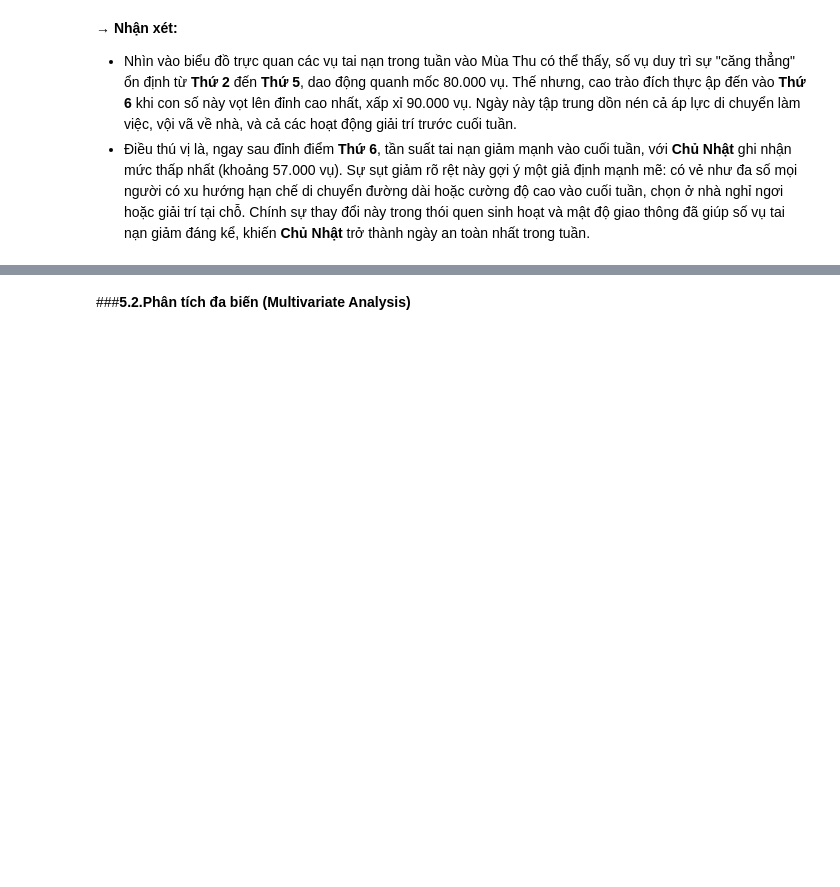
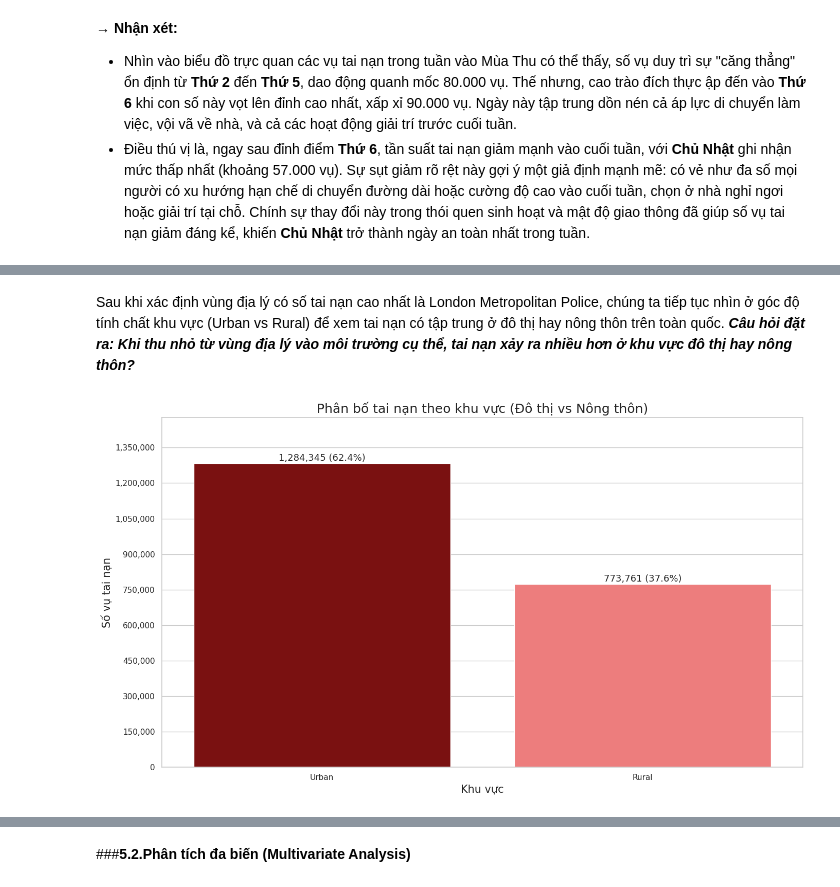
Before and after one commit to mihhwiNick/DA_project, a Jupyter notebook: UK_Road_Traffic_Accident_DA.ipynb, the cells around one changed output, grey strips where cells are left out. Drawn from its saved outputs; the diff is of its cells as text; code cells hidden in the pictures; blank space fills up the shorter version.

```diff
--- a/UK_Road_Traffic_Accident_DA.ipynb
+++ b/UK_Road_Traffic_Accident_DA.ipynb
@@ -1199,0 +1236,51 @@ plt.show()
+# %% [markdown]
+Sau khi xác định vùng địa lý có số tai nạn cao nhất là London Metropolitan Police, chúng ta tiếp tục nhìn ở góc độ tính chất khu vực (Urban vs Rural) để xem tai nạn có tập trung ở đô thị hay nông thôn trên toàn quốc. ***Câu hỏi đặt ra: Khi thu nhỏ từ vùng địa lý vào môi trường cụ thể, tai nạn xảy ra nhiều hơn ở khu vực đô thị hay nông thôn?***
+# %%
+# Chuẩn hóa dữ liệu
+area_series = area_series.replace({'Unallocated': 'Khác'})
+
+area_counts = area_series.value_counts().astype(int)
+area_counts = area_counts.loc[['Urban', 'Rural']]
+area_df = area_counts.reset_index()
+area_df.columns = ['Area', 'Accident_Count']
+
+total = area_df['Accident_Count'].sum()
+
+plt.figure(figsize=(14,8))
+
+area_order = ['Urban', 'Rural']
+custom_palette = {
+    'Urban': '#8B0000',
+    'Rural': '#FF6B6B'
+}
+
+# Vẽ biểu đồ
+ax = sns.barplot(
+    data=area_df,
+    x='Area',
+    y='Accident_Count',
+    palette=[custom_palette[a] for a in area_order]
+)
+
+plt.title("Phân bố tai nạn theo khu vực (Đô thị vs Nông thôn)", fontsize=18)
+plt.xlabel("Khu vực", fontsize=15)
+plt.ylabel("Số vụ tai nạn", fontsize=15)
+
+plt.gca().yaxis.set_major_locator(MaxNLocator(integer=True))
+plt.gca().yaxis.set_major_formatter(FuncFormatter(lambda x, p: f"{int(x):,}"))
+
+# Ghi số + tỉ lệ trên đầu cột
+for i, row in area_df.iterrows():
+    plt.text(
+        i,
+        row["Accident_Count"] + total * 0.005,
+        f"{row['Accident_Count']:,} ({row['Accident_Count']/total:.1%})",
+        ha='center',
+        fontsize=13
+    )
+
+plt.ylim(0, area_df['Accident_Count'].max() * 1.15)
+plt.tight_layout()
+plt.show()
+# %% [output]
+[figure, added]
```
Also changed, not shown: parts of 19 cells of this notebook.
